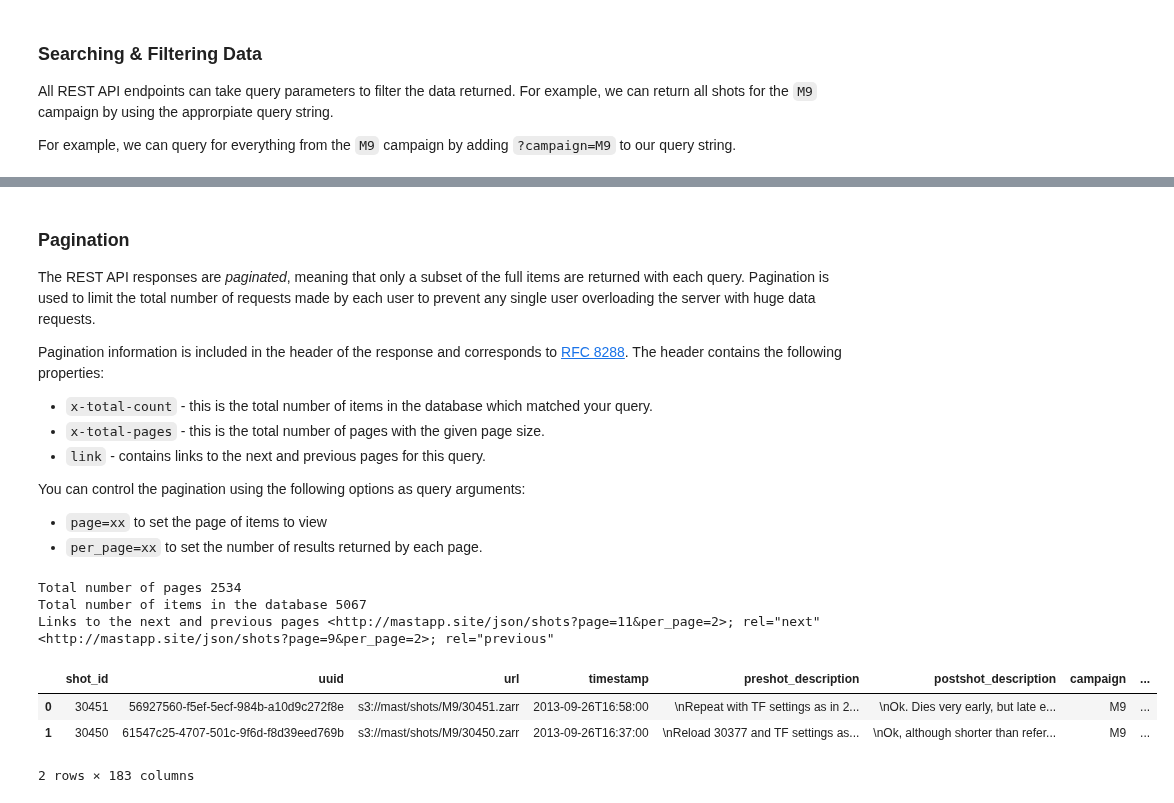
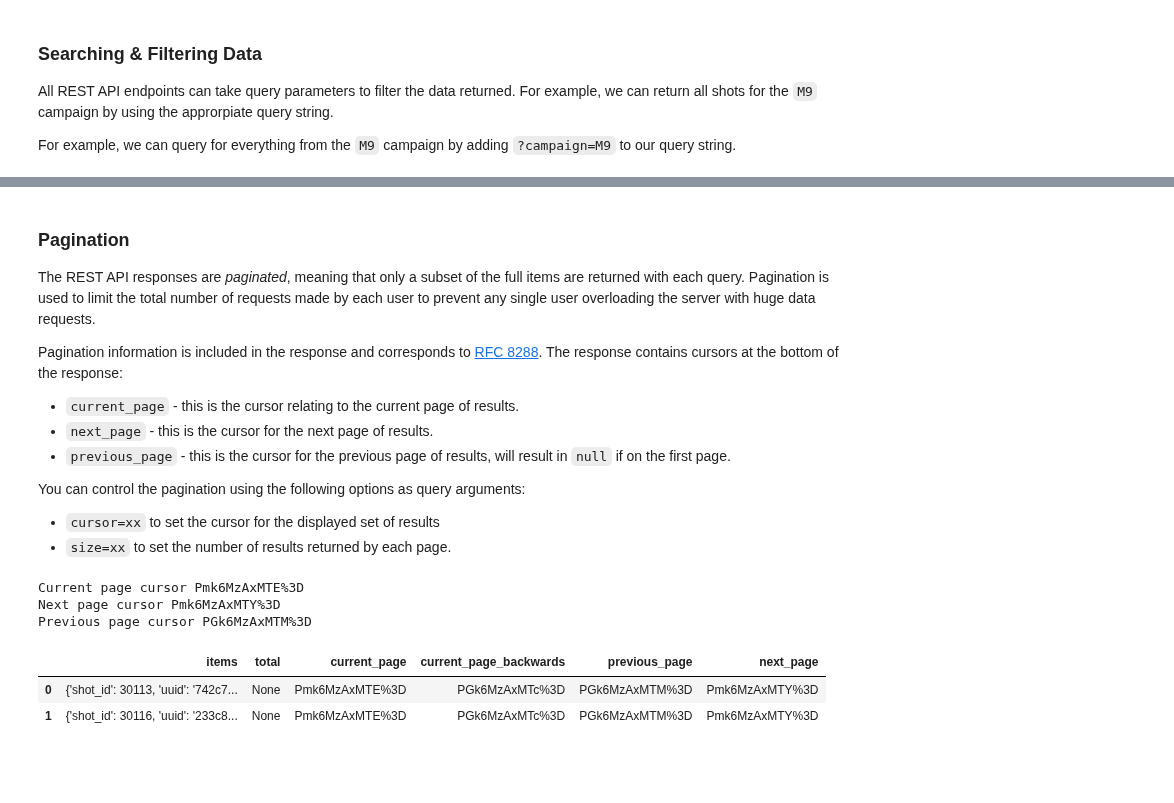
Before and after one commit to ukaea/fair-mast, a Jupyter notebook: docs/rest_api.ipynb, the cells around one changed output, grey strips where cells are left out. Cells and saved outputs as stored; diff of their text form; code cells hidden in the pictures; blank space fills up the shorter version.

Commit message:
updated notebook for new pagination in api

```diff
--- a/docs/rest_api.ipynb
+++ b/docs/rest_api.ipynb
@@ -91,31 +93,30 @@ df.head()
 ### Pagination
 The REST API responses are _paginated_, meaning that only a subset of the full items are returned with each query. Pagination is used to limit the total number of requests made by each user to prevent any single user overloading the server with huge data requests.
 
-Pagination information is included in the header of the response and corresponds to [RFC 8288](https://datatracker.ietf.org/doc/html/rfc8288). The header contains the following properties:
+Pagination information is included in the response and corresponds to [RFC 8288](https://datatracker.ietf.org/doc/html/rfc8288). The response contains cursors at the bottom of the response:
 
- - `x-total-count` - this is the total number of items in the database which matched your query.
- - `x-total-pages` - this is the total number of pages with the given page size.
- - `link` - contains links to the next and previous pages for this query.
+ - `current_page` - this is the cursor relating to the current page of results.
+ - `next_page` - this is the cursor for the next page of results.
+ - `previous_page` - this is the cursor for the previous page of results, will result in `null` if on the first page.
 
 You can control the pagination using the following options as query arguments:
- - `page=xx` to set the page of items to view
- - `per_page=xx` to set the number of results returned by each page.
+ - `cursor=xx` to set the cursor for the displayed set of results
+ - `size=xx` to set the number of results returned by each page.
 # %%
-response = requests.get(f'{ENDPOINT_URL}/shots?page=10&per_page=2')
+response = requests.get(f'{ENDPOINT_URL}/shots?size=2&cursor=Pmk6MzAxMTE%3D')
 result = response.json()
 headers = response.headers
 
-print("Total number of pages", headers['x-total-pages'])
-print("Total number of items in the database", headers['x-total-count'])
-print("Links to the next and previous pages", headers['link'])
+print("Current page cursor", result['current_page'])
+print("Next page cursor", result['next_page'])
+print("Previous page cursor", result['previous_page'])
 
 df = pd.DataFrame(result)
 df
 # %% [output]
-Total number of pages 2534
-Total number of items in the database 5067
-Links to the next and previous pages <http://mastapp.site/json/shots?page=11&per_page=2>; rel="next"<http://mastapp.site/json/shots?page=9&per_page=2>; rel="previous"
+Current page cursor Pmk6MzAxMTE%3D
+Next page cursor Pmk6MzAxMTY%3D
+Previous page cursor PGk6MzAxMTM%3D
-|  | shot_id | uuid | url | timestamp | preshot_description | postshot_description | campaign | ... |
-| 0 | 30451 | 56927560-f5ef-5ecf-984b-a10d9c272f8e | s3://mast/shots/M9/30451.zarr | 2013-09-26T16:58:00 | \nRepeat with TF settings as in 2... | \nOk. Dies very early, but late e... | M9 | ... |
-| 1 | 30450 | 61547c25-4707-501c-9f6d-f8d39eed769b | s3://mast/shots/M9/30450.zarr | 2013-09-26T16:37:00 | \nReload 30377 and TF settings as... | \nOk, although shorter than refer... | M9 | ... |
+|  | items | total | current_page | current_page_backwards | previous_page | next_page |
+| 0 | {'shot_id': 30113, 'uuid': '742c7... | None | Pmk6MzAxMTE%3D | PGk6MzAxMTc%3D | PGk6MzAxMTM%3D | Pmk6MzAxMTY%3D |
+| 1 | {'shot_id': 30116, 'uuid': '233c8... | None | Pmk6MzAxMTE%3D | PGk6MzAxMTc%3D | PGk6MzAxMTM%3D | Pmk6MzAxMTY%3D |
-2 rows × 183 columns
```
Also changed, not shown: parts of 6 cells of this notebook.
